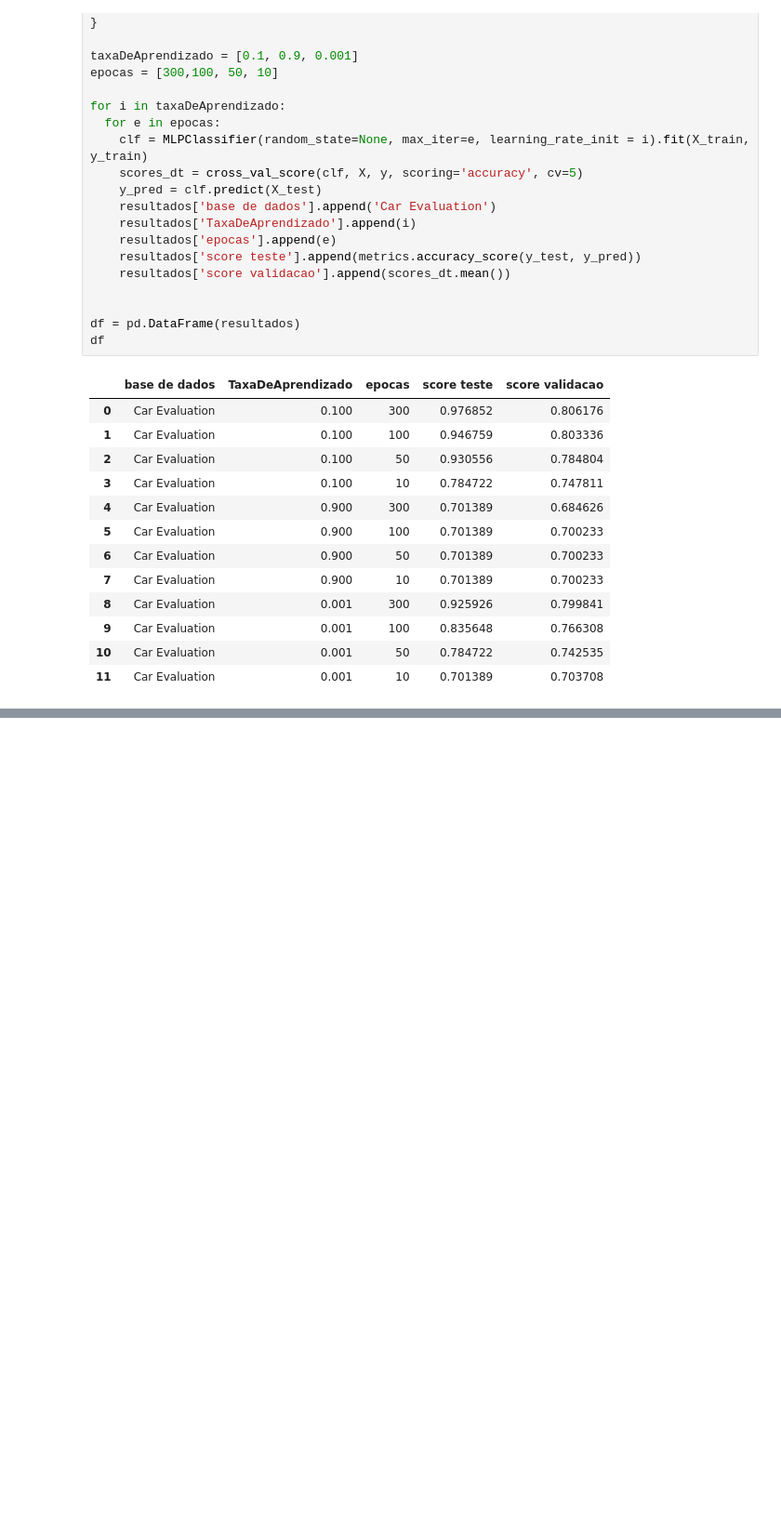
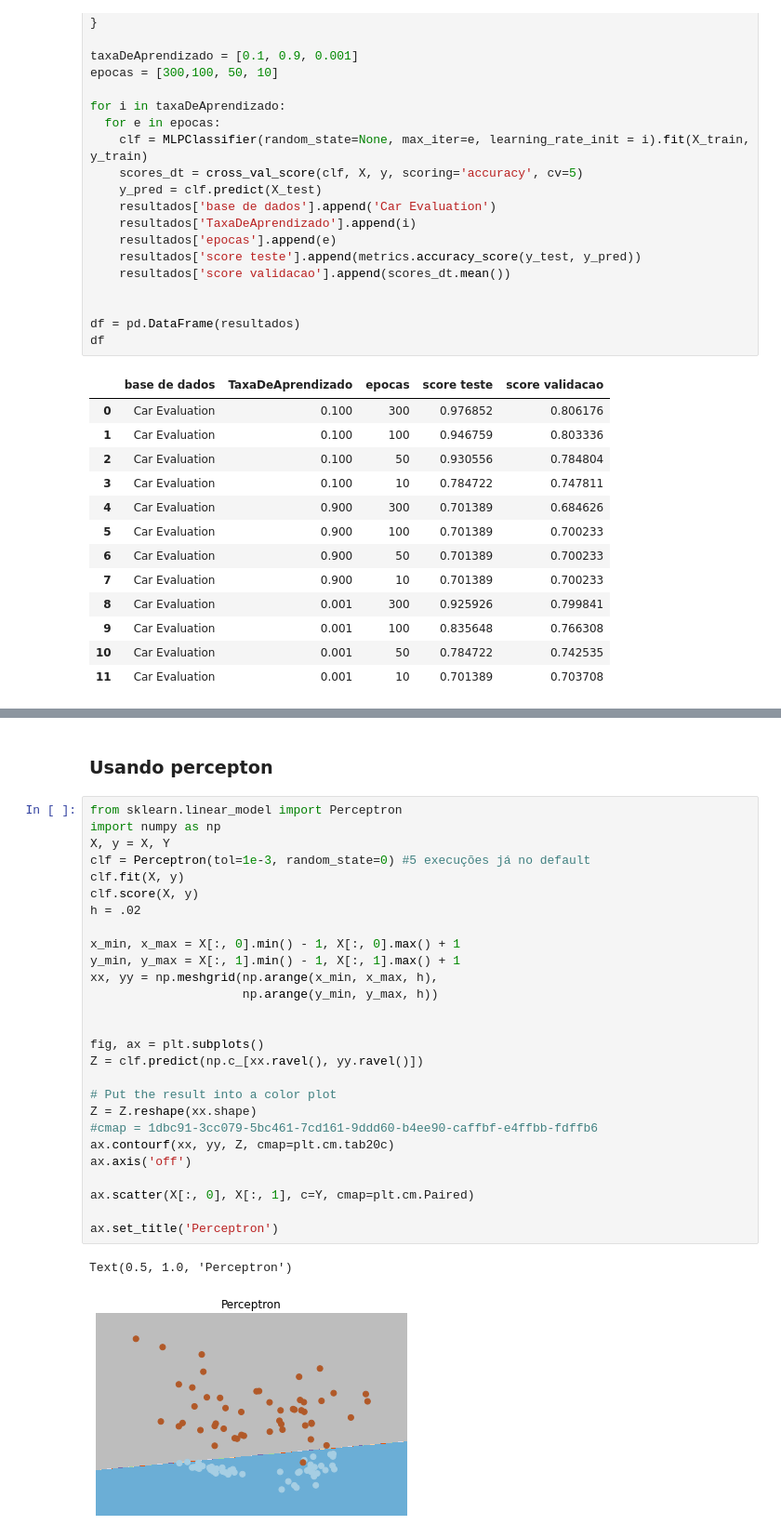
Before and after one commit to rtomazini42/scriptsAleatoriosPy, a Jupyter notebook: AIAUFRPELC_Renan_Tomazini.ipynb, the cells around one changed output, grey strips where cells are left out. Shown: that part at 93% size. Cells and saved outputs as stored; diff of their text form; blank space fills up the shorter version.

```diff
--- a/AIAUFRPELC_Renan_Tomazini.ipynb
+++ b/AIAUFRPELC_Renan_Tomazini.ipynb
@@ -825,0 +865,32 @@ df
+# %% [markdown]
+### Usando percepton
+# %%
+from sklearn.linear_model import Perceptron
+import numpy as np
+X, y = X, Y
+clf = Perceptron(tol=1e-3, random_state=0) #5 execuções já no default
+clf.fit(X, y)
+clf.score(X, y)
+h = .02
+
+x_min, x_max = X[:, 0].min() - 1, X[:, 0].max() + 1
+y_min, y_max = X[:, 1].min() - 1, X[:, 1].max() + 1
+xx, yy = np.meshgrid(np.arange(x_min, x_max, h),
+                     np.arange(y_min, y_max, h))
+
+
+fig, ax = plt.subplots()
+Z = clf.predict(np.c_[xx.ravel(), yy.ravel()])
+
+# Put the result into a color plot
+Z = Z.reshape(xx.shape)
+#cmap = 1dbc91-3cc079-5bc461-7cd161-9ddd60-b4ee90-caffbf-e4ffbb-fdffb6
+ax.contourf(xx, yy, Z, cmap=plt.cm.tab20c)
+ax.axis('off')
+
+ax.scatter(X[:, 0], X[:, 1], c=Y, cmap=plt.cm.Paired)
+
+ax.set_title('Perceptron')
+# %% [output]
+Text(0.5, 1.0, 'Perceptron')
+[figure, added]
```
Also changed, not shown: parts of 32 cells of this notebook.
